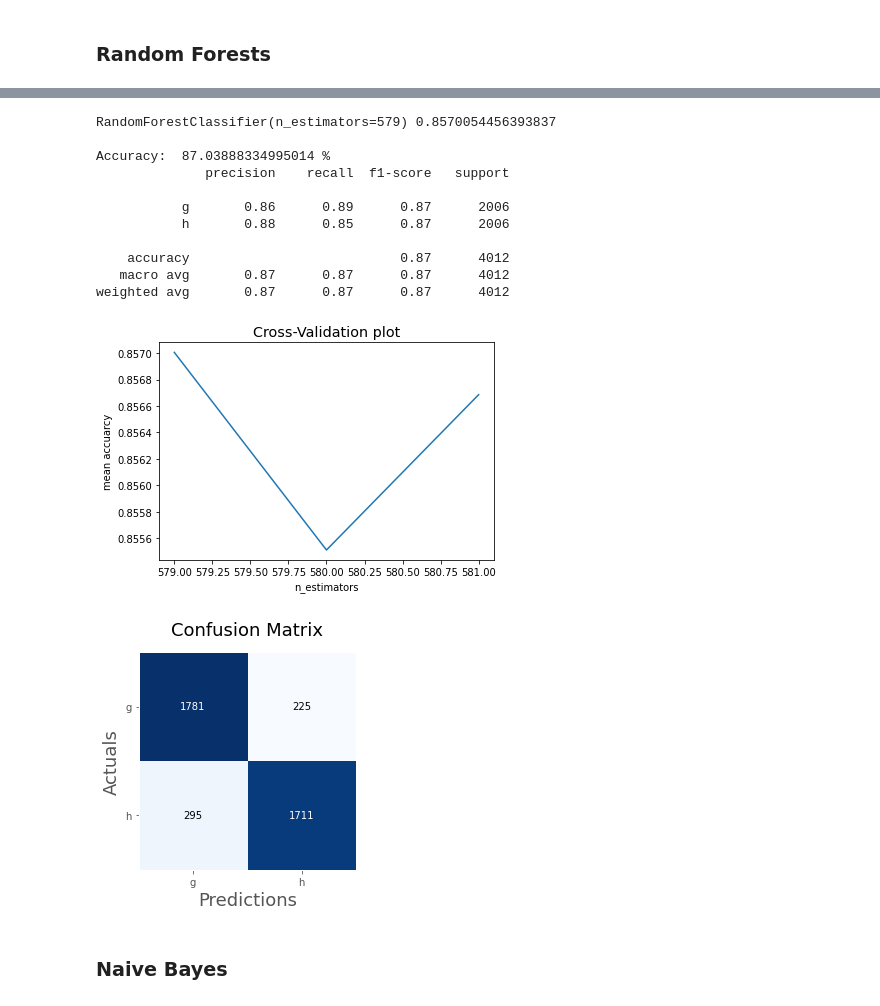
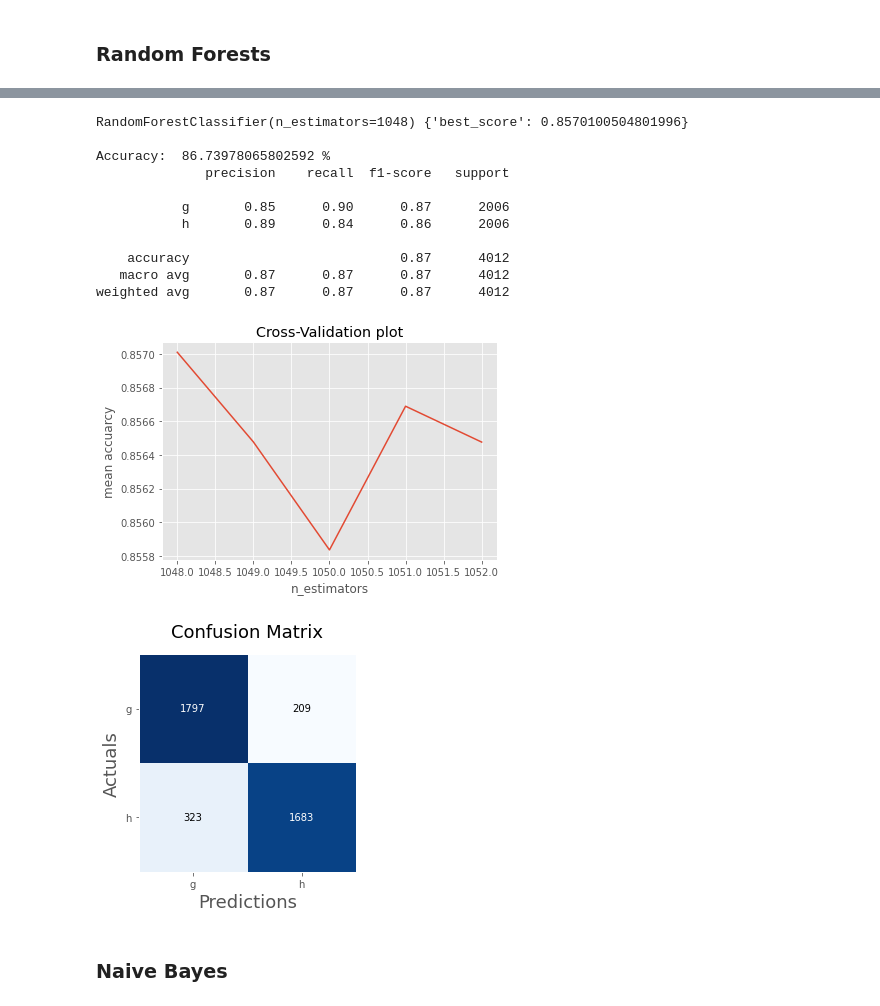
Before and after one commit to AMR-21/Magic-Gamma-Telescope-Classification, a Jupyter notebook: classification.ipynb, the cells around one changed output, grey strips where cells are left out. Cells and saved outputs as stored; diff of their text form; code cells hidden in the pictures.

```diff
--- a/classification.ipynb
+++ b/classification.ipynb
@@ -254,11 +254,11 @@ weighted avg       0.79      0.79      0.79      4012
 # %%
 AdaBoostTune = AdaBoostClassifier()
-estimators = np.arange(282,286,1)
-AdaBoost,best_params,best_score = tuneModel(AdaBoostTune,{"n_estimators":estimators})
+estimators = np.arange(196,201,1)
+AdaBoost,best_parameter,best_score,results = tuneModel(AdaBoostTune,{"n_estimators":estimators})
 
 AdaBoost.fit(X_train, y_train)
 ad_pred = AdaBoost.predict(X_test)
-print(AdaBoost,best_score,"\n")
+print(AdaBoost,best_score['best_score'],"\n")
 
 analyze(ad_pred)
 # %% [output]
@@ -309,26 +309,26 @@ weighted avg       0.77      0.76      0.76      4012
 # %%
 rfTune = RandomForestClassifier()
-restimators = np.arange(579,582,1)
-rf,best_params,best_score = tuneModel(rfTune,{"n_estimators":restimators})
+restimators = np.arange(1048,1053,1)
+rf,best_parameter,best_score,results = tuneModel(rfTune,{"n_estimators":restimators})
 
 rf.fit(X_train, y_train)
 rf_pred = rf.predict(X_test)
 print(rf,best_score,"\n")
 
 analyze(rf_pred)
 # %% [output]
-RandomForestClassifier(n_estimators=579) 0.8570054456393837
+RandomForestClassifier(n_estimators=1048) {'best_score': 0.8570100504801996}
 
-Accuracy:  87.03888334995014 %
+Accuracy:  86.73978065802592 %
               precision    recall  f1-score   support
 
-           g       0.86      0.89      0.87      2006
-           h       0.88      0.85      0.87      2006
+           g       0.85      0.90      0.87      2006
+           h       0.89      0.84      0.86      2006
 
     accuracy                           0.87      4012
    macro avg       0.87      0.87      0.87      4012
 weighted avg       0.87      0.87      0.87      4012
-[figure, old version]
+[figure, new version]
 [figure]
 # %% [markdown]
 ### Naive Bayes
```
Also changed, not shown: parts of 8 cells of this notebook.
